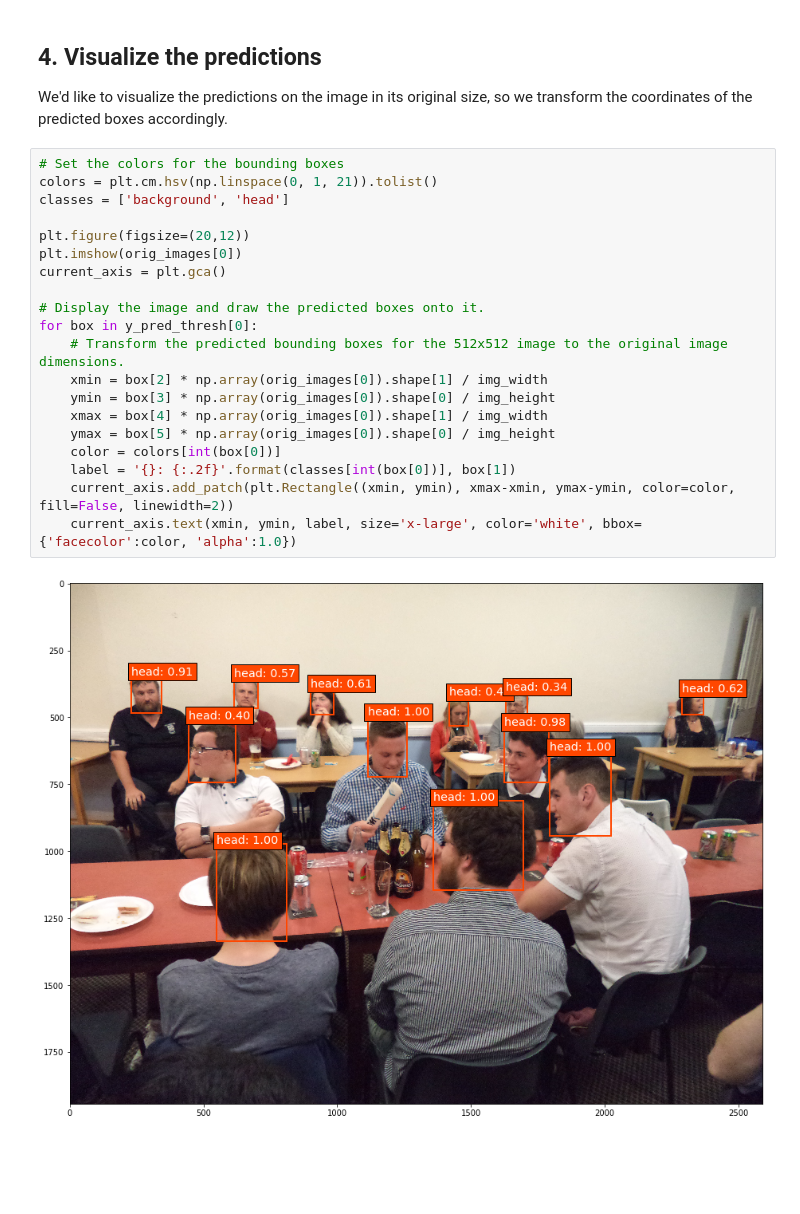
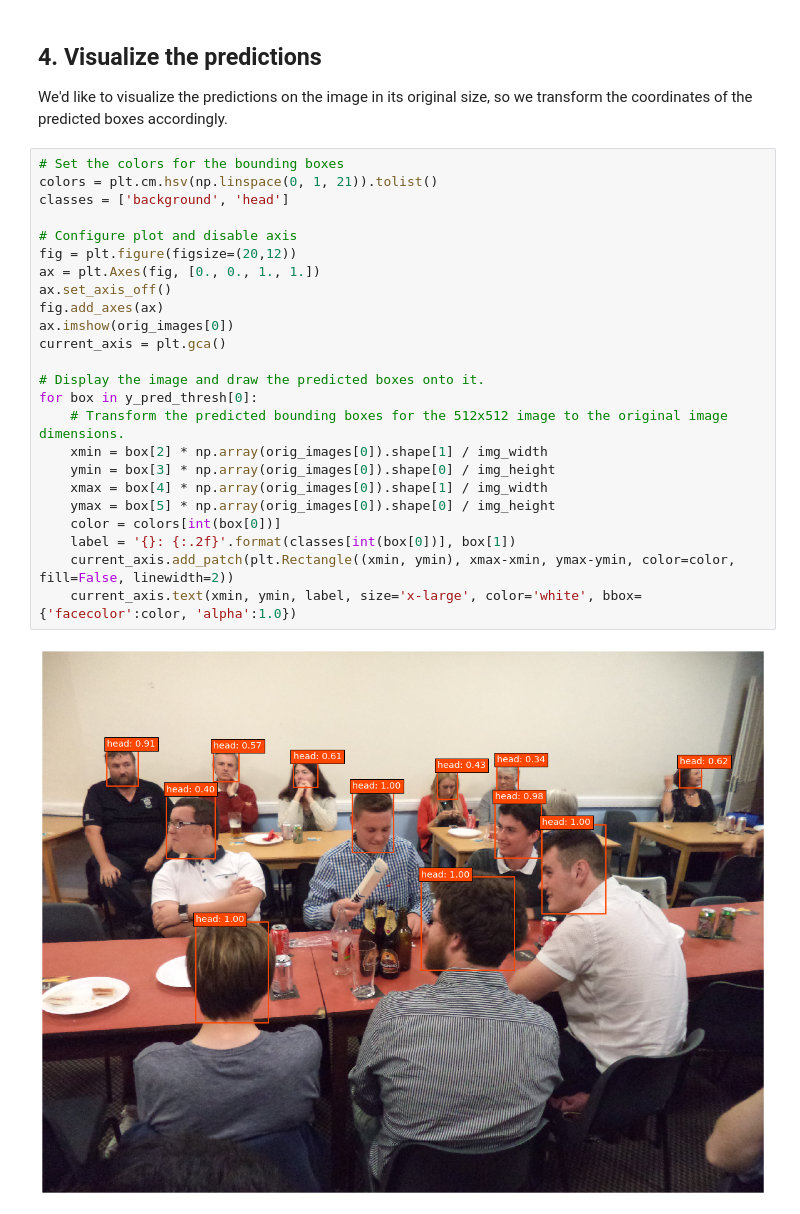
Before and after one commit to AVAuco/ssd_head_keras, a Jupyter notebook: demo_inference.ipynb, the cells around one changed output. Saved outputs shown, nothing was run; the diff lists cells and outputs as text; blank space fills up the shorter version.

Commit message:
Removed axis from figure

```diff
--- a/demo_inference.ipynb
+++ b/demo_inference.ipynb
@@ -238,22 +238,26 @@ We'd like to visualize the predictions on the image in its original size, so we
 # %%
 # Set the colors for the bounding boxes
 colors = plt.cm.hsv(np.linspace(0, 1, 21)).tolist()
 classes = ['background', 'head']
 
-plt.figure(figsize=(20,12))
-plt.imshow(orig_images[0])
+# Configure plot and disable axis
+fig = plt.figure(figsize=(20,12))
+ax = plt.Axes(fig, [0., 0., 1., 1.])
+ax.set_axis_off()
+fig.add_axes(ax)
+ax.imshow(orig_images[0])
 current_axis = plt.gca()
 
 # Display the image and draw the predicted boxes onto it.
 for box in y_pred_thresh[0]:
     # Transform the predicted bounding boxes for the 512x512 image to the original image dimensions.
     xmin = box[2] * np.array(orig_images[0]).shape[1] / img_width
     ymin = box[3] * np.array(orig_images[0]).shape[0] / img_height
     xmax = box[4] * np.array(orig_images[0]).shape[1] / img_width
     ymax = box[5] * np.array(orig_images[0]).shape[0] / img_height
     color = colors[int(box[0])]
     label = '{}: {:.2f}'.format(classes[int(box[0])], box[1])
     current_axis.add_patch(plt.Rectangle((xmin, ymin), xmax-xmin, ymax-ymin, color=color, fill=False, linewidth=2))
     current_axis.text(xmin, ymin, label, size='x-large', color='white', bbox={'facecolor':color, 'alpha':1.0})
 # %% [output]
-[figure, old version]
+[figure, new version]
```
